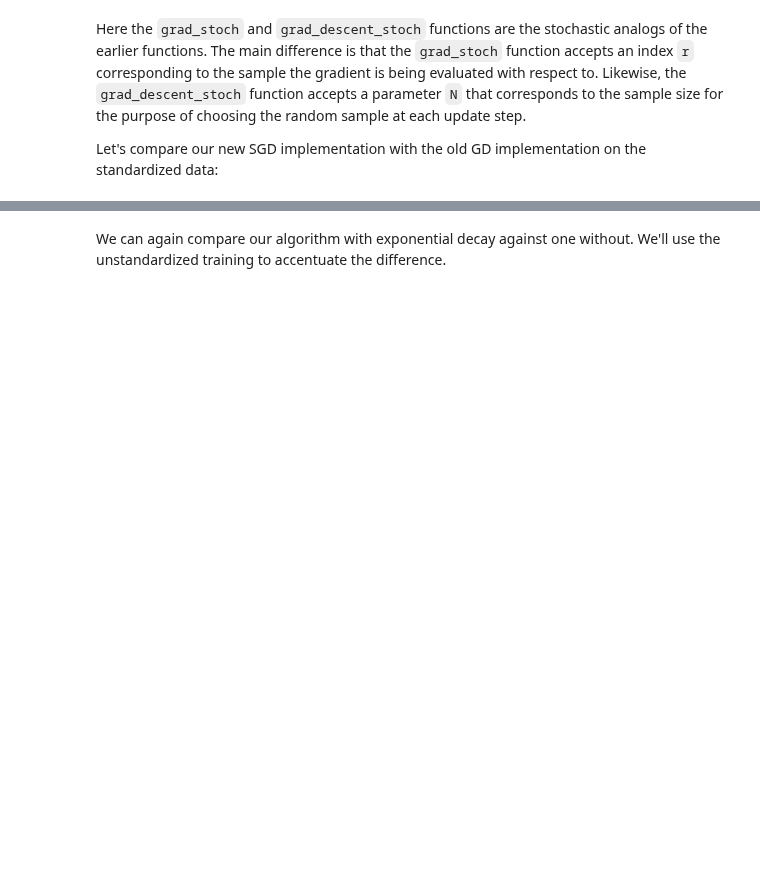
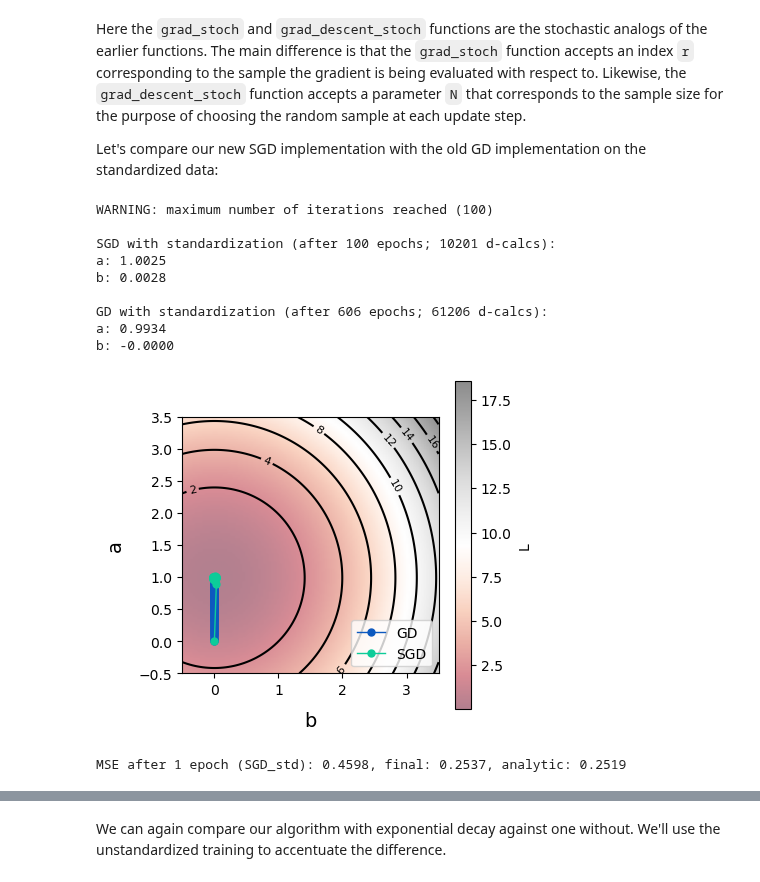
Before and after one commit to SECQUOIA/PU_CHE597_S2025, a Jupyter notebook: 9-Gradient_Based_Optimization/Optimization-Gradient_Based.ipynb, the cells around one changed output, grey strips where cells are left out. Drawn from its saved outputs; the diff is of its cells as text; code cells hidden in the pictures; blank space fills up the shorter version.

```diff
--- a/9-Gradient_Based_Optimization/Optimization-Gradient_Based.ipynb
+++ b/9-Gradient_Based_Optimization/Optimization-Gradient_Based.ipynb
@@ -408,14 +516,38 @@ Let's compare our new SGD implementation with the old GD implementation on the s
 # %%
 # Perform the SGD optimization with only 100 epochs
 grad_stoch_std = lambda params,r: grad_stoch(params,r,x_std,y_std)
 params_stoch_std = grad_descent_stoch([[0,0]],grad_stoch_std,len(x_std),alpha=0.01,thresh=1E-7,max=100)
 print("\nSGD with standardization (after {} epochs; {} d-calcs):\na: {:<6.4f}\nb: {:<6.4f}".format(len(params_stoch_std)-1,len(params_stoch_std)*len(x),params_stoch_std[-1,0],params_stoch_std[-1,1]))
 
 # Perform the GD optimization until reaching convergence
 grad_std = lambda params: grad(params,x_std,y_std)
 params_std = grad_descent([[0.0,0]],grad_std,alpha=0.01,thresh=1E-7)
 print("\nGD with standardization (after {} epochs; {} d-calcs):\na: {:<6.4f}\nb: {:<6.4f}".format(len(params_std),len(params_std)*len(x),params_std[-1,0],params_std[-1,1]))
 
 # Compare the trajectories on the same optimization surface
 surf_plot(np.linspace(a-2,a+2, 101),np.linspace(a-2,a+2, 101),L_std,[params_std,params_stoch_std],labels=["GD","SGD"])
+
+# Compare SGD_std to analytic solution using MSE
+a_std = params_stoch_std[-1,0]*np.std(y)/np.std(x)
+b_std = np.mean(y) + params_stoch_std[-1,1]*np.std(y) - a_std*np.mean(x)
+pred_final = a_std*x + b_std
+mse_final = np.mean((pred_final - y)**2)
+a_std1 = params_stoch_std[1,0]*np.std(y)/np.std(x)
+b_std1 = np.mean(y) + params_stoch_std[1,1]*np.std(y) - a_std1*np.mean(x)
+pred_first = a_std1*x + b_std1
+mse_first = np.mean((pred_first - y)**2)
+mse_analytic = np.mean((sol[0]*x + sol[1] - y)**2)
+print(f"MSE after 1 epoch (SGD_std): {mse_first:.4f}, final: {mse_final:.4f}, analytic: {mse_analytic:.4f}")
+# %% [output]
+WARNING: maximum number of iterations reached (100)
+
+SGD with standardization (after 100 epochs; 10201 d-calcs):
+a: 1.0025
+b: 0.0028
+
+GD with standardization (after 606 epochs; 61206 d-calcs):
+a: 0.9934
+b: -0.0000
+[figure, added]
+MSE after 1 epoch (SGD_std): 0.4598, final: 0.2537, analytic: 0.2519
 # %% [markdown]
```
Also changed, not shown: parts of 43 cells of this notebook.
